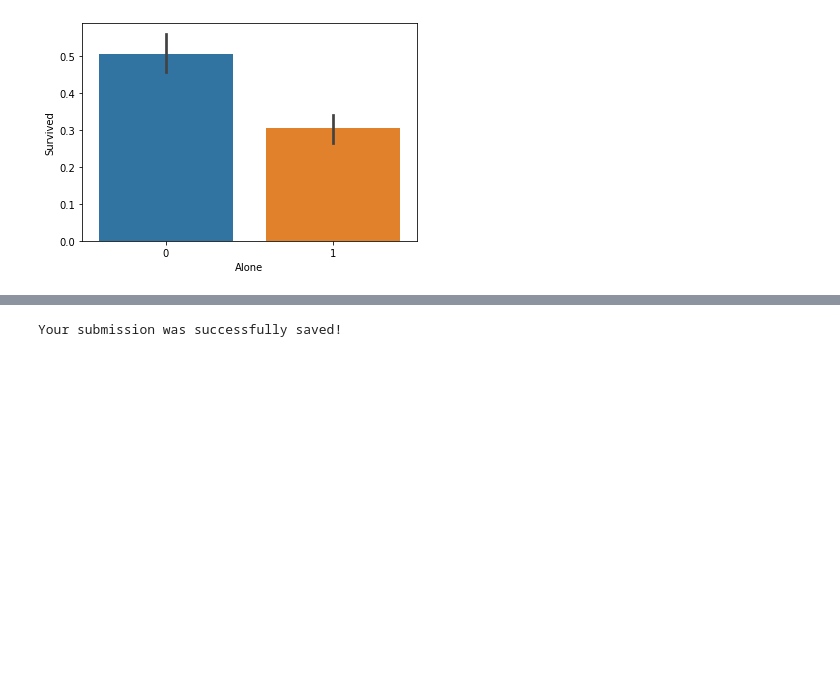
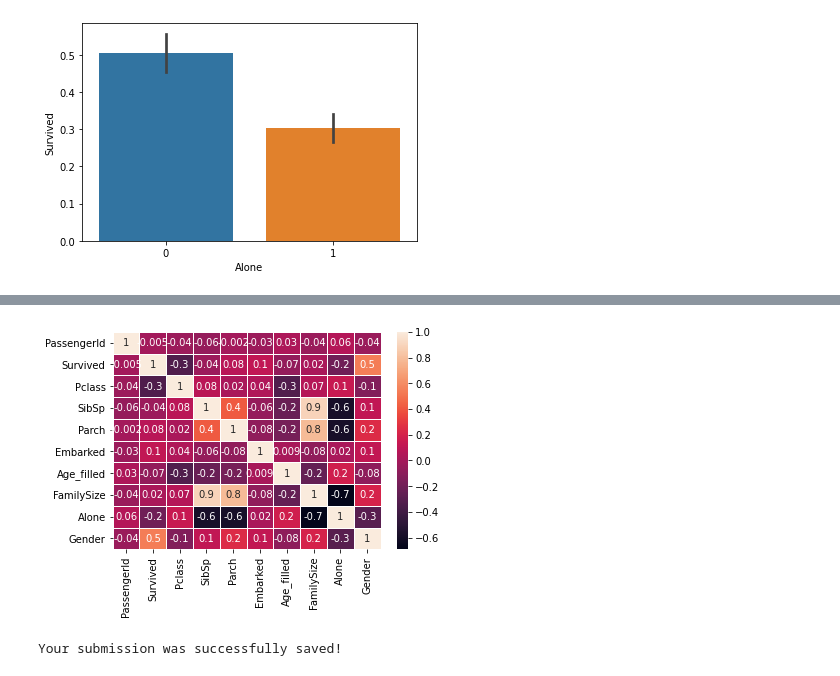
Before and after one commit to mariatan0/titanic, a Jupyter notebook: titanic_notebook.ipynb, the cells around one changed output, grey strips where cells are left out. Saved outputs shown, nothing was run; the diff lists cells and outputs as text; code cells hidden in the pictures; blank space fills up the shorter version.

```diff
--- a/titanic_notebook.ipynb
+++ b/titanic_notebook.ipynb
@@ -280,3 +265,12 @@ sns.barplot(x="Alone", y="Survived", data=df_train)
 # %% [output]
 <AxesSubplot:xlabel='Alone', ylabel='Survived'>
 [figure]
+# %%
+#converting strings into numeric
+#df_train['Sex'].replace(['male','female'],[0,1],inplace=True)
+df_train['Gender']=0
+df_train.loc[df_train['Sex'] == 'female', 'Gender']=1
+df_train['Embarked'].replace(['S','C','Q'],[0,1,2],inplace=True)
+#df_corr = pd.DataFrame(df_train.columns.delete(1))
+df_corr=pd.DataFrame(df_train.corr()['Survived'][:]).sort_values(by=['Survived'], ascending=False)
+df_corr
@@ -283,3 +292,9 @@ sns.barplot(x="Alone", y="Survived", data=df_train)
+# %%
+#Dropped all unneeded features
+df_train.drop(['Name','Age','Ticket','Fare','Cabin', 'AgeGroup', 'Embarked_filled'],axis=1,inplace=True)
+ax = sns.heatmap(df_train.corr(), annot=True, linewidths=.5, fmt='.1g')
+# %% [output]
+[figure, added]
 # %%
 from sklearn.ensemble import RandomForestClassifier
 
```
Also changed, not shown: parts of 7 cells of this notebook.
